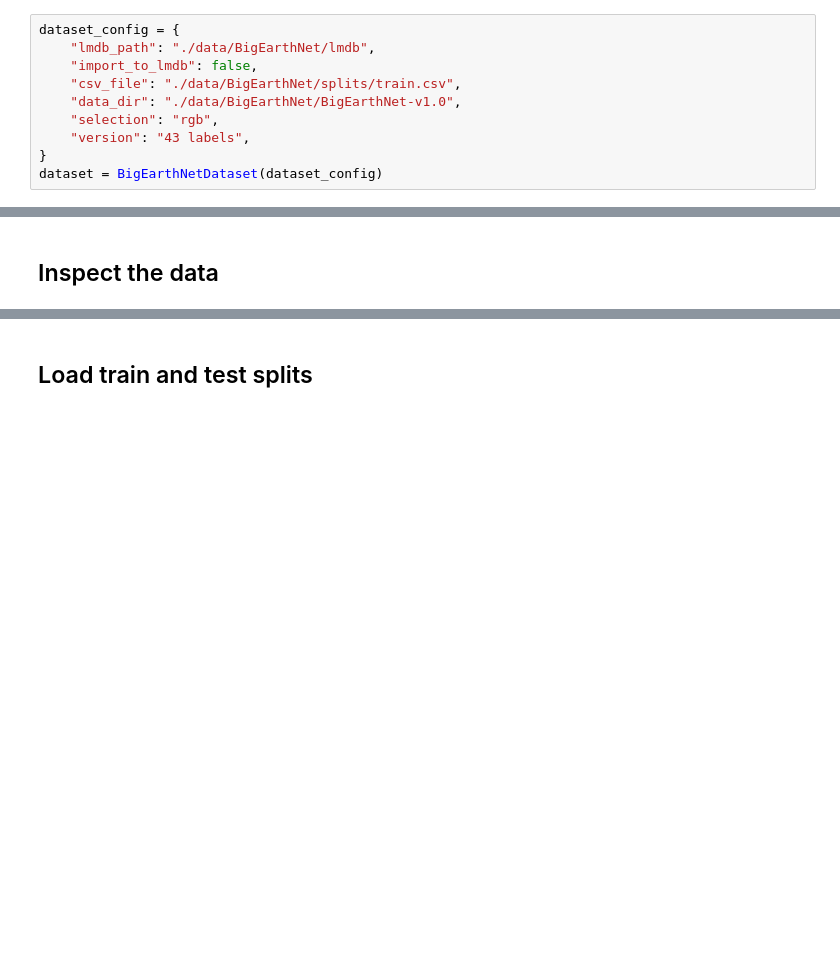
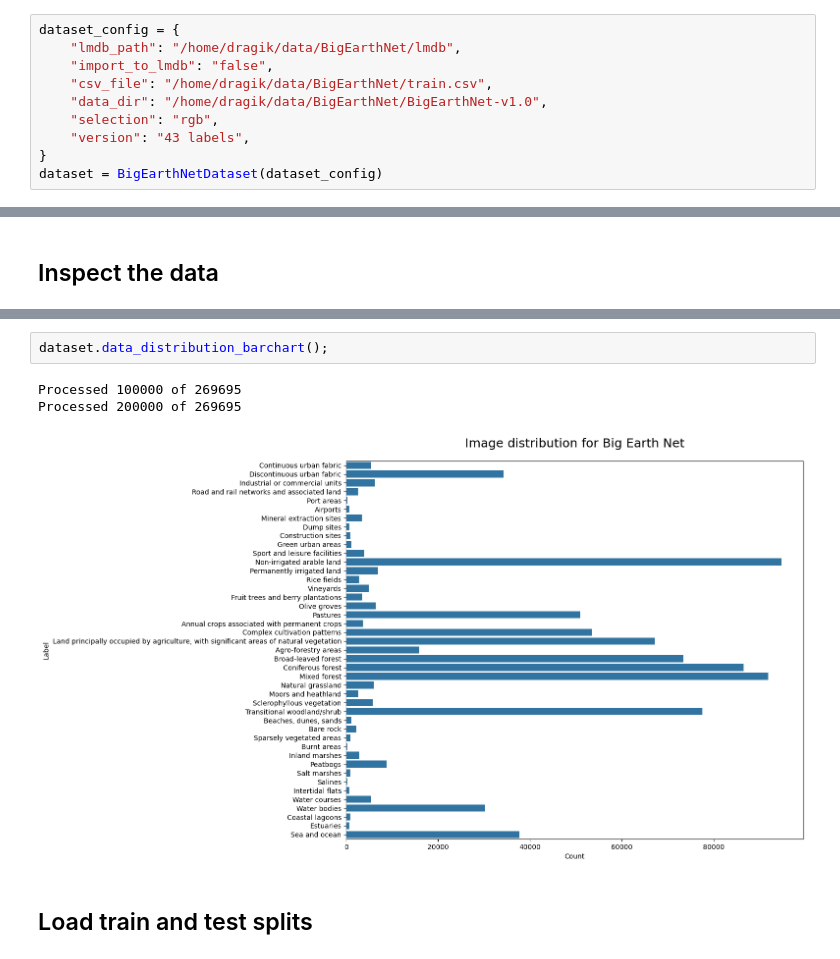
Before and after one commit to biasvariancelabs/FAIR-EO, a Jupyter notebook: examples/multilabel_classification_example_big_earth_net_43.ipynb, the cells around one changed output, grey strips where cells are left out. Cells and saved outputs as stored; diff of their text form; blank space fills up the shorter version.

```diff
--- a/examples/multilabel_classification_example_big_earth_net_43.ipynb
+++ b/examples/multilabel_classification_example_big_earth_net_43.ipynb
@@ -11,10 +11,10 @@ from aitlas.utils import image_loader
 ## Load the dataset
 # %%
 dataset_config = {
-    "lmdb_path": "./data/BigEarthNet/lmdb",
-    "import_to_lmdb": false,
-    "csv_file": "./data/BigEarthNet/splits/train.csv",
-    "data_dir": "./data/BigEarthNet/BigEarthNet-v1.0",
+    "lmdb_path": "/home/dragik/data/BigEarthNet/lmdb",
+    "import_to_lmdb": "false",
+    "csv_file": "/home/dragik/data/BigEarthNet/train.csv",
+    "data_dir": "/home/dragik/data/BigEarthNet/BigEarthNet-v1.0",
     "selection": "rgb",
     "version": "43 labels",
 }
@@ -32,3 +64,9 @@ dataset.show_stats()
+# %%
+dataset.data_distribution_barchart();
+# %% [output]
+Processed 100000 of 269695
+Processed 200000 of 269695
+[figure, added]
 # %% [markdown]
 ## Load train and test splits
 # %%
```
Also changed, not shown: parts of 9 cells of this notebook, 19 other files.
